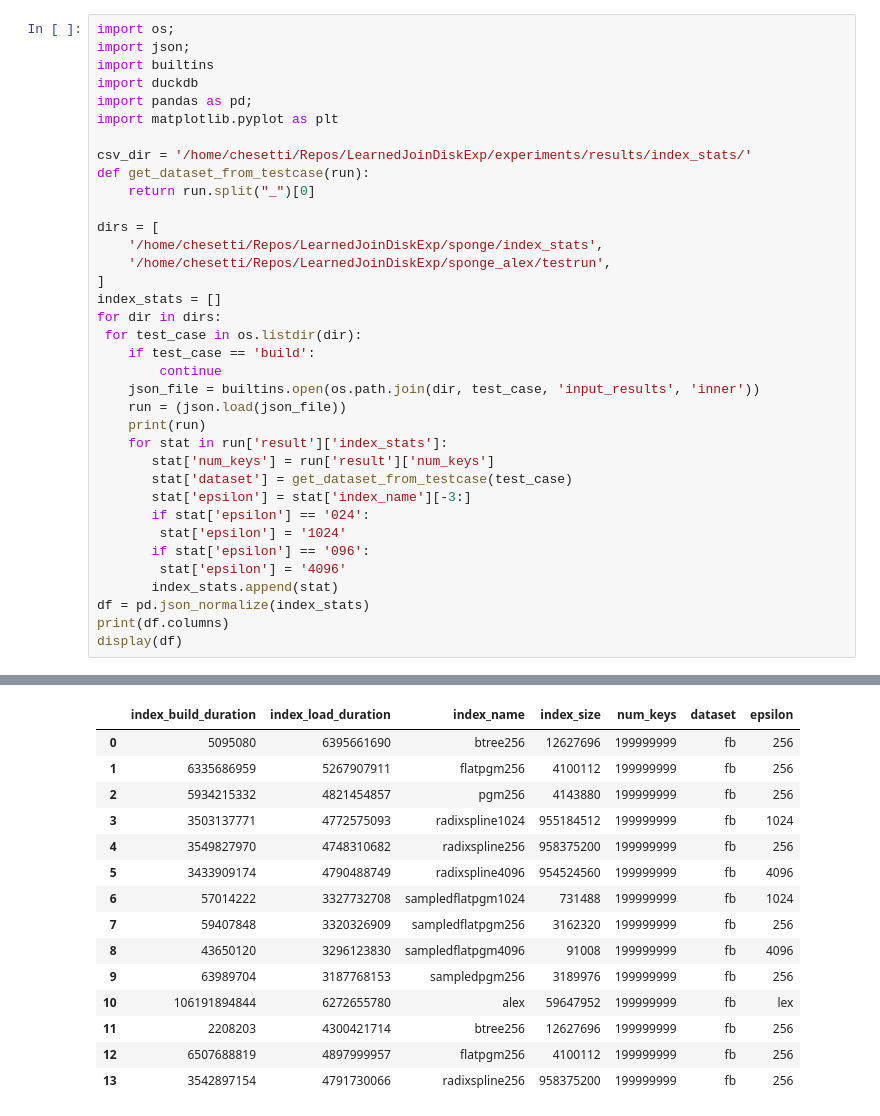
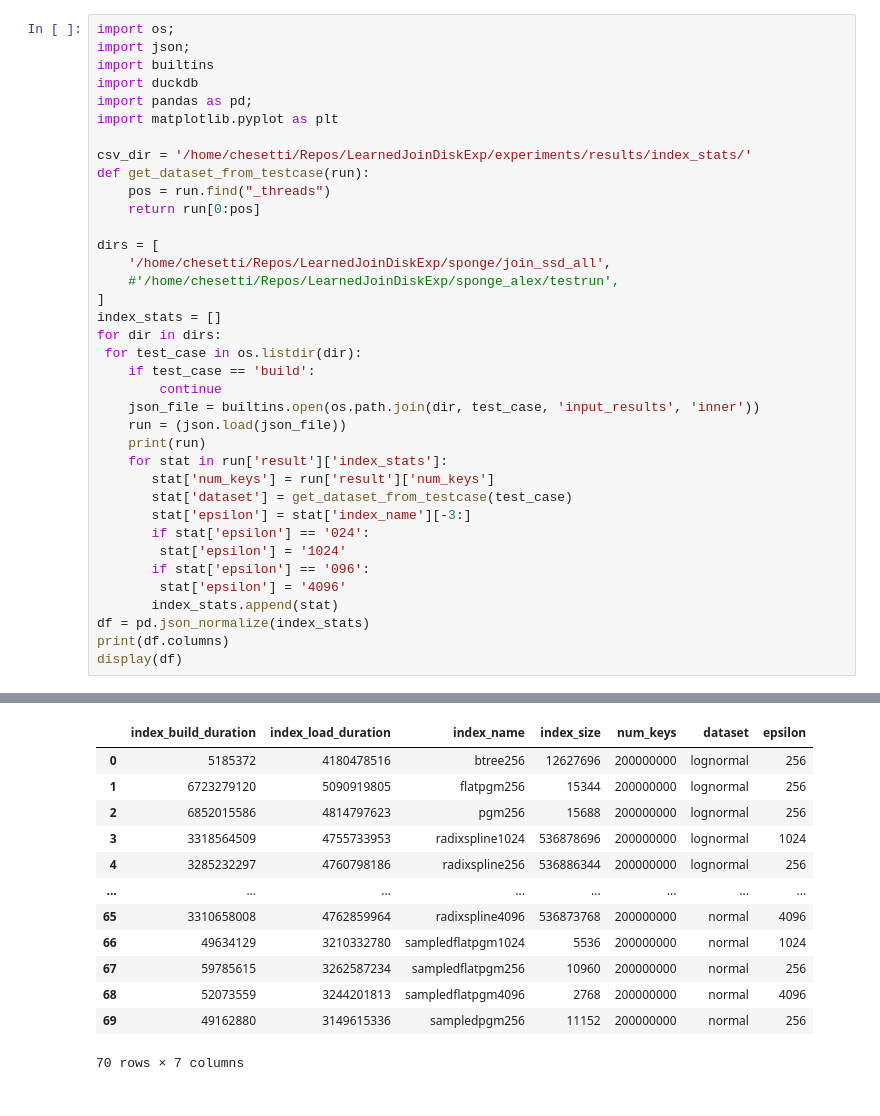
Before and after one commit to saltsystemslab/LearnedJoinDiskExp, a Jupyter notebook: experiments/join/index.ipynb, the cells around one changed output, grey strips where cells are left out. Cells and saved outputs as stored; diff of their text form.

```diff
--- a/experiments/join/index.ipynb
+++ b/experiments/join/index.ipynb
@@ -8,11 +8,12 @@ import matplotlib.pyplot as plt
 
 csv_dir = '/home/chesetti/Repos/LearnedJoinDiskExp/experiments/results/index_stats/'
 def get_dataset_from_testcase(run):
-    return run.split("_")[0]
+    pos = run.find("_threads")
+    return run[0:pos]
 
 dirs = [
-    '/home/chesetti/Repos/LearnedJoinDiskExp/sponge/index_stats',
-    '/home/chesetti/Repos/LearnedJoinDiskExp/sponge_alex/testrun',
+    '/home/chesetti/Repos/LearnedJoinDiskExp/sponge/join_ssd_all',
+    #'/home/chesetti/Repos/LearnedJoinDiskExp/sponge_alex/testrun',
 ]
 index_stats = []
 for dir in dirs:
@@ -40,21 +46,19 @@ display(df)
 Index(['index_build_duration', 'index_load_duration', 'index_name',
        'index_size', 'num_keys', 'dataset', 'epsilon'],
       dtype='object')
 |  | index_build_duration | index_load_duration | index_name | index_size | num_keys | dataset | epsilon |
-| 0 | 5095080 | 6395661690 | btree256 | 12627696 | 199999999 | fb | 256 |
-| 1 | 6335686959 | 5267907911 | flatpgm256 | 4100112 | 199999999 | fb | 256 |
-| 2 | 5934215332 | 4821454857 | pgm256 | 4143880 | 199999999 | fb | 256 |
-| 3 | 3503137771 | 4772575093 | radixspline1024 | 955184512 | 199999999 | fb | 1024 |
-| 4 | 3549827970 | 4748310682 | radixspline256 | 958375200 | 199999999 | fb | 256 |
-| 5 | 3433909174 | 4790488749 | radixspline4096 | 954524560 | 199999999 | fb | 4096 |
-| 6 | 57014222 | 3327732708 | sampledflatpgm1024 | 731488 | 199999999 | fb | 1024 |
-| 7 | 59407848 | 3320326909 | sampledflatpgm256 | 3162320 | 199999999 | fb | 256 |
-| 8 | 43650120 | 3296123830 | sampledflatpgm4096 | 91008 | 199999999 | fb | 4096 |
-| 9 | 63989704 | 3187768153 | sampledpgm256 | 3189976 | 199999999 | fb | 256 |
-| 10 | 106191894844 | 6272655780 | alex | 59647952 | 199999999 | fb | lex |
-| 11 | 2208203 | 4300421714 | btree256 | 12627696 | 199999999 | fb | 256 |
-| 12 | 6507688819 | 4897999957 | flatpgm256 | 4100112 | 199999999 | fb | 256 |
-| 13 | 3542897154 | 4791730066 | radixspline256 | 958375200 | 199999999 | fb | 256 |
+| 0 | 5185372 | 4180478516 | btree256 | 12627696 | 200000000 | lognormal | 256 |
+| 1 | 6723279120 | 5090919805 | flatpgm256 | 15344 | 200000000 | lognormal | 256 |
+| 2 | 6852015586 | 4814797623 | pgm256 | 15688 | 200000000 | lognormal | 256 |
+| 3 | 3318564509 | 4755733953 | radixspline1024 | 536878696 | 200000000 | lognormal | 1024 |
+| 4 | 3285232297 | 4760798186 | radixspline256 | 536886344 | 200000000 | lognormal | 256 |
+| ... | ... | ... | ... | ... | ... | ... | ... |
+| 65 | 3310658008 | 4762859964 | radixspline4096 | 536873768 | 200000000 | normal | 4096 |
+| 66 | 49634129 | 3210332780 | sampledflatpgm1024 | 5536 | 200000000 | normal | 1024 |
+| 67 | 59785615 | 3262587234 | sampledflatpgm256 | 10960 | 200000000 | normal | 256 |
+| 68 | 52073559 | 3244201813 | sampledflatpgm4096 | 2768 | 200000000 | normal | 4096 |
+| 69 | 49162880 | 3149615336 | sampledpgm256 | 11152 | 200000000 | normal | 256 |
+70 rows × 7 columns
 # %%
 rows = duckdb.sql(
         " SELECT index_name, dataset, index_build_duration, index_size FROM df "
```
Also changed, not shown: parts of 2 cells of this notebook, 39 other files.
